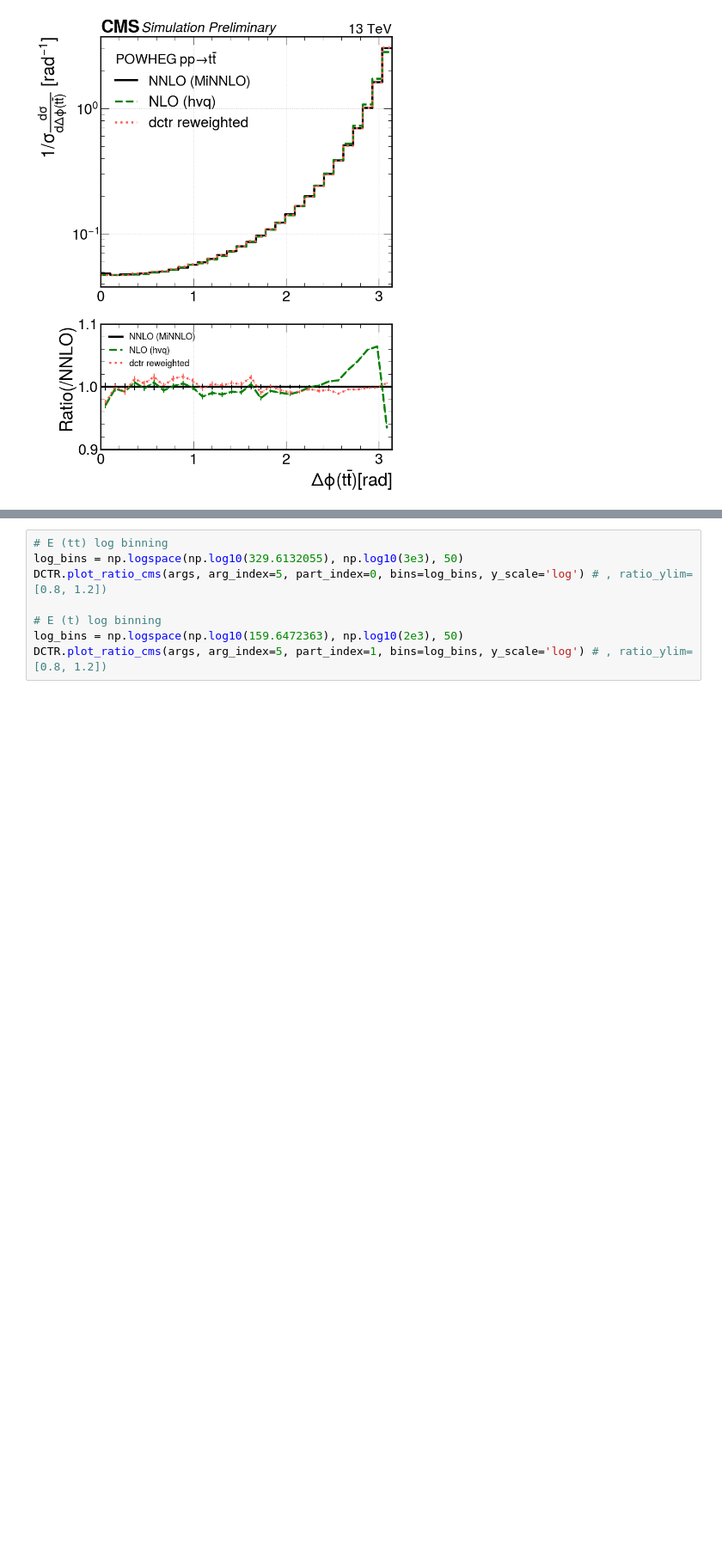
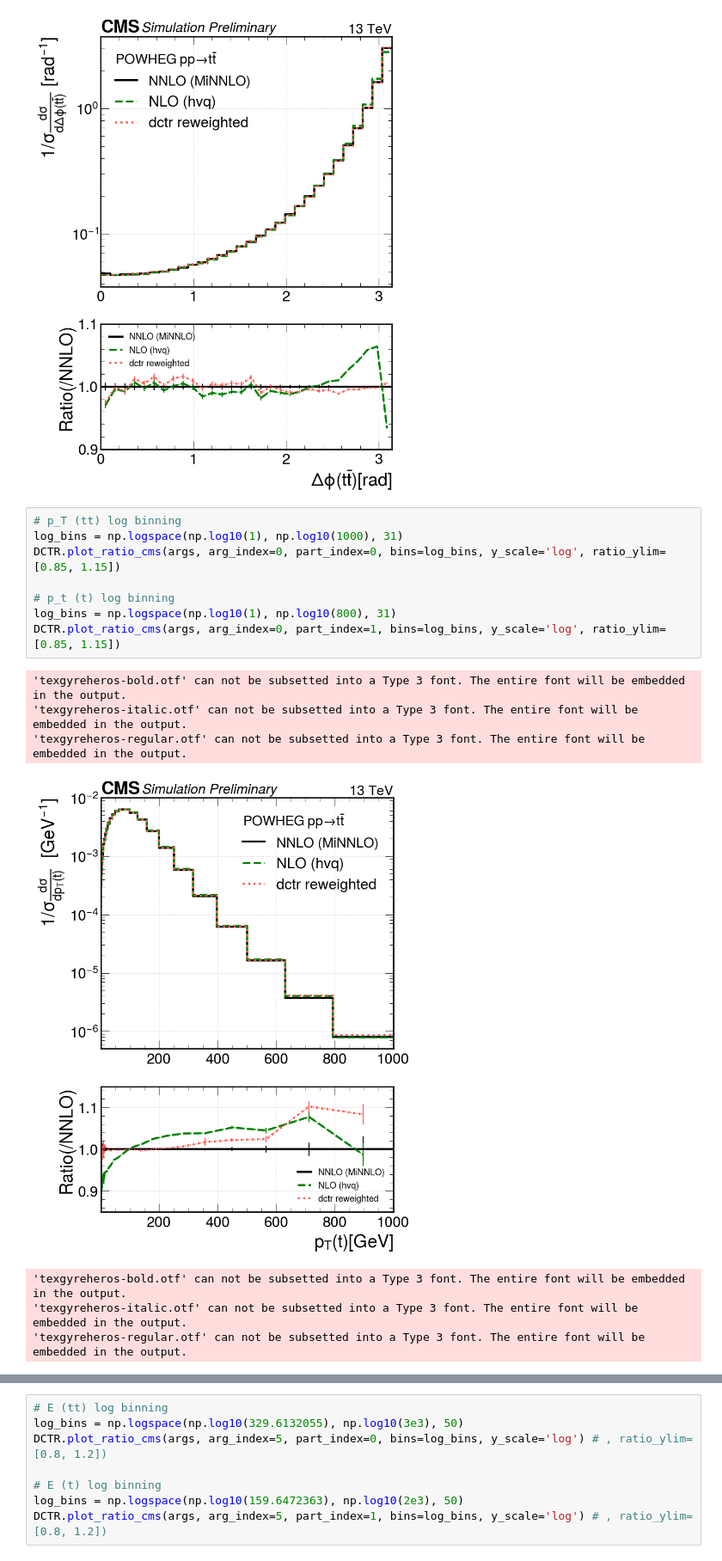
Before and after one commit to finnpuschmann/DCTR_FP, a Jupyter notebook: DCTR_notebook_reweighting_plotting.ipynb, the cells around one changed output, grey strips where cells are left out. Shown at 86% size. Drawn from its saved outputs; the diff is of its cells as text; blank space fills up the shorter version.

```diff
--- a/DCTR_notebook_reweighting_plotting.ipynb
+++ b/DCTR_notebook_reweighting_plotting.ipynb
@@ -201,3 +159,19 @@ DCTR.plot_ratio_cms(args_delta_phi, start = 0, stop = math.pi, div=31, part_labe
 'texgyreheros-italic.otf' can not be subsetted into a Type 3 font. The entire font will be embedded in the output.
 'texgyreheros-regular.otf' can not be subsetted into a Type 3 font. The entire font will be embedded in the output.
 [figure]
+# %%
+# p_T (tt) log binning
+log_bins = np.logspace(np.log10(1), np.log10(1000), 31)
+DCTR.plot_ratio_cms(args, arg_index=0, part_index=0, bins=log_bins, y_scale='log', ratio_ylim=[0.85, 1.15])
+
+# p_t (t) log binning
+log_bins = np.logspace(np.log10(1), np.log10(800), 31)
+DCTR.plot_ratio_cms(args, arg_index=0, part_index=1, bins=log_bins, y_scale='log', ratio_ylim=[0.85, 1.15])
+# %% [output]
+'texgyreheros-bold.otf' can not be subsetted into a Type 3 font. The entire font will be embedded in the output.
+'texgyreheros-italic.otf' can not be subsetted into a Type 3 font. The entire font will be embedded in the output.
+'texgyreheros-regular.otf' can not be subsetted into a Type 3 font. The entire font will be embedded in the output.
+[figure, added]
+'texgyreheros-bold.otf' can not be subsetted into a Type 3 font. The entire font will be embedded in the output.
+'texgyreheros-italic.otf' can not be subsetted into a Type 3 font. The entire font will be embedded in the output.
+'texgyreheros-regular.otf' can not be subsetted into a Type 3 font. The entire font will be embedded in the output.
```
Also changed, not shown: parts of 18 cells of this notebook, 2 other files.
